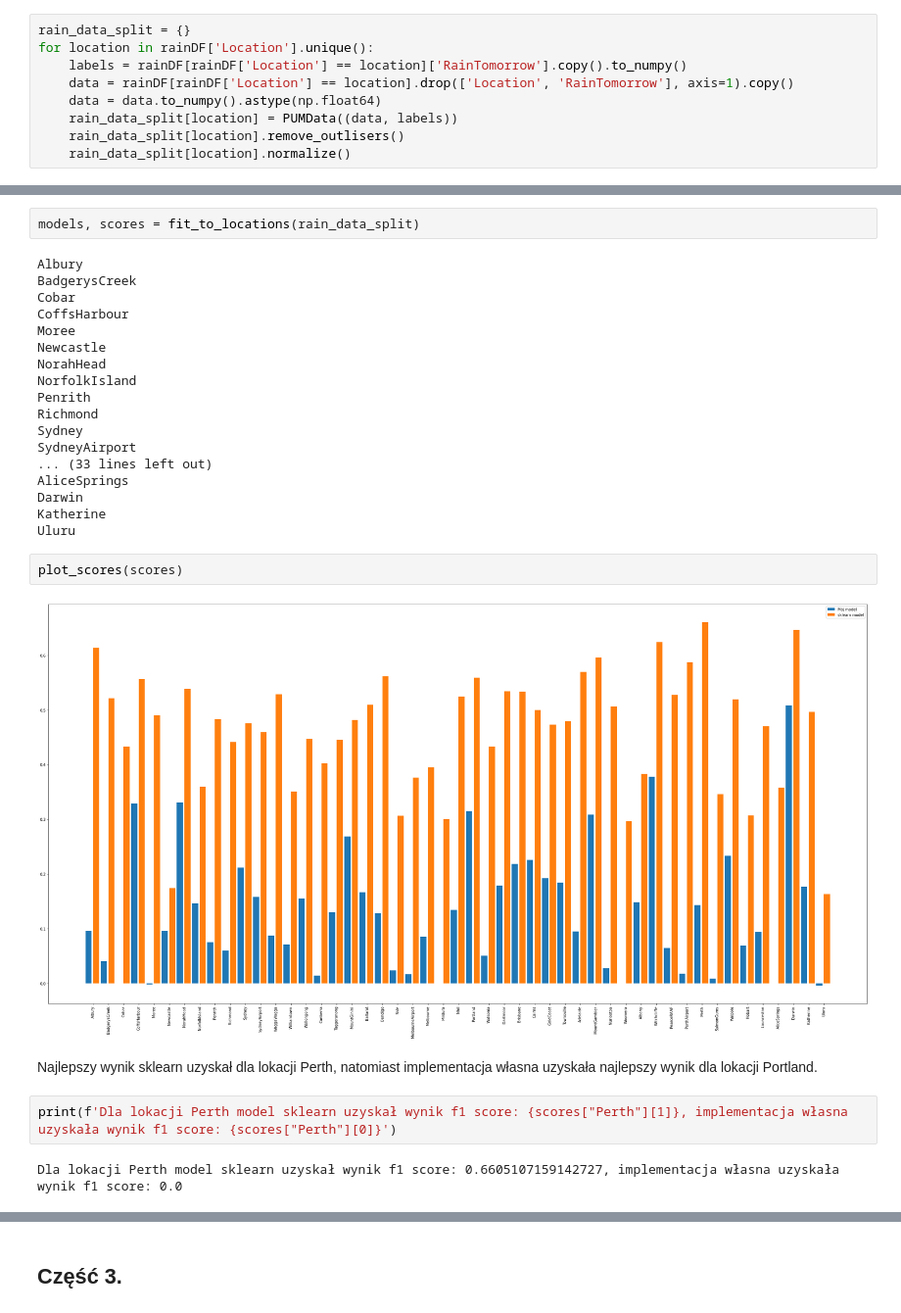
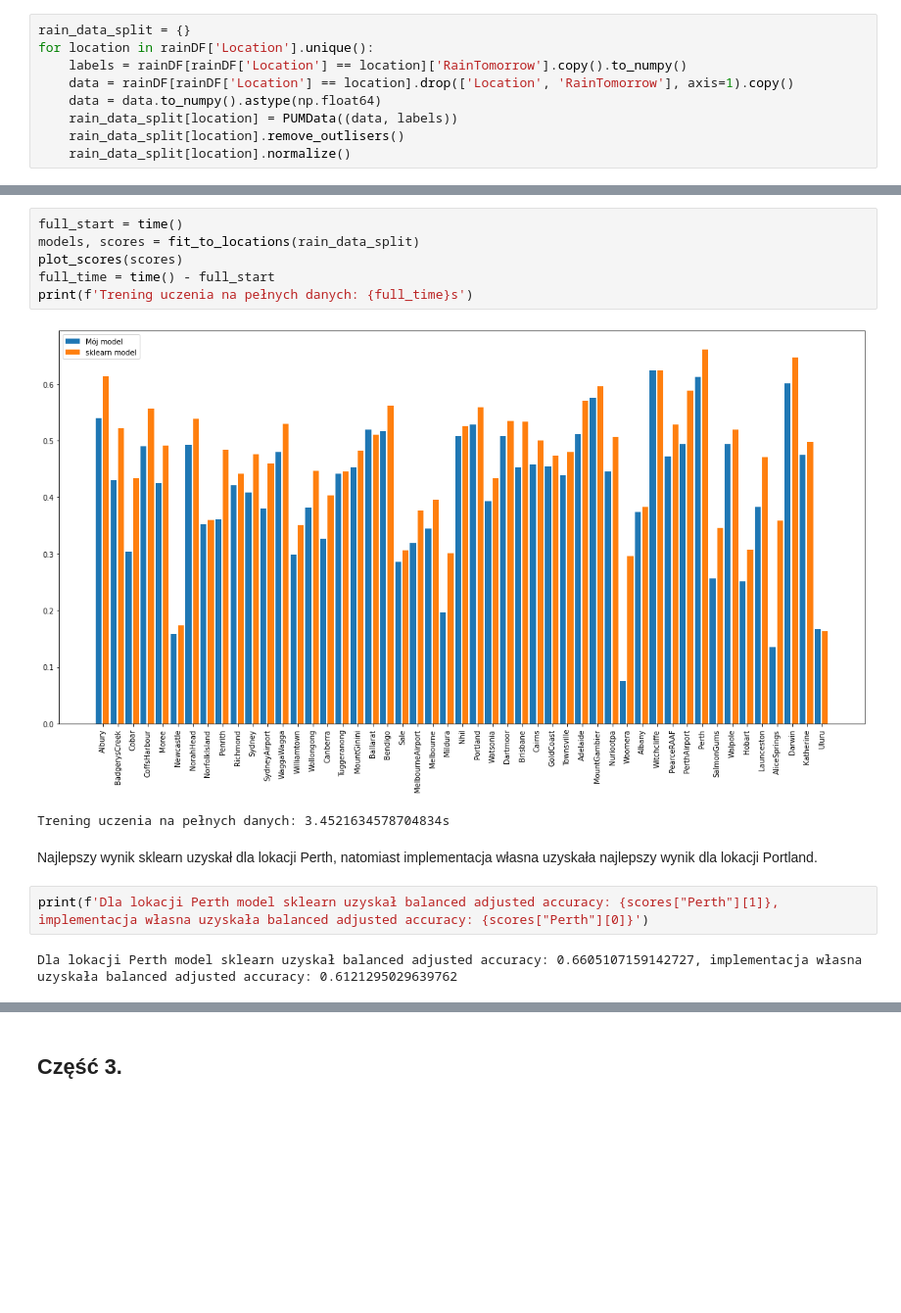
Before and after one commit to DonChaka/PUM, a Jupyter notebook: 3.RegresjaLogistyczna/3RegresjaLogistyczna.ipynb, the cells around one changed output, grey strips where cells are left out. Shown: that part at 98% size. Saved outputs shown, nothing was run; the diff lists cells and outputs as text; blank space fills up the shorter version.

```diff
--- a/3.RegresjaLogistyczna/3RegresjaLogistyczna.ipynb
+++ b/3.RegresjaLogistyczna/3RegresjaLogistyczna.ipynb
@@ -309,33 +313,18 @@ def plot_scores(scores):
     plt.legend()
     plt.xticks([i*2+1 for i in range(len(scores.keys()))], [location for location in scores.keys()], rotation = 90)
     plt.show()
-# %%
-models, scores = fit_to_locations(rain_data_split)
-# %% [output]
-Albury
-BadgerysCreek
-Cobar
-CoffsHarbour
-Moree
-Newcastle
-NorahHead
-NorfolkIsland
-Penrith
-Richmond
-Sydney
-SydneyAirport
-... (33 lines left out)
-AliceSprings
-Darwin
-Katherine
-Uluru
-# %%
-plot_scores(scores)
-# %% [output]
-[figure, removed]
+# %%
+full_start = time()
+models, scores = fit_to_locations(rain_data_split)
+plot_scores(scores)
+full_time = time() - full_start
+print(f'Trening uczenia na pełnych danych: {full_time}s')
+# %% [output]
+[figure, added]
+Trening uczenia na pełnych danych: 3.4521634578704834s
 # %% [markdown]
 Najlepszy wynik sklearn uzyskał dla lokacji Perth, natomiast implementacja własna uzyskała najlepszy wynik dla lokacji Portland.
 # %%
-print(f'Dla lokacji Perth model sklearn uzyskał wynik f1 score: {scores["Perth"][1]}, implementacja własna uzyskała wynik f1 score: {scores["Perth"][0]}')
+print(f'Dla lokacji Perth model sklearn uzyskał balanced adjusted accuracy: {scores["Perth"][1]}, implementacja własna uzyskała balanced adjusted accuracy: {scores["Perth"][0]}')
 # %% [output]
-Dla lokacji Perth model sklearn uzyskał wynik f1 score: 0.6605107159142727, implementacja własna uzyskała wynik f1 score: 0.0
+Dla lokacji Perth model sklearn uzyskał balanced adjusted accuracy: 0.6605107159142727, implementacja własna uzyskała balanced adjusted accuracy: 0.6121295029639762
```
Also changed, not shown: parts of 14 cells of this notebook.
